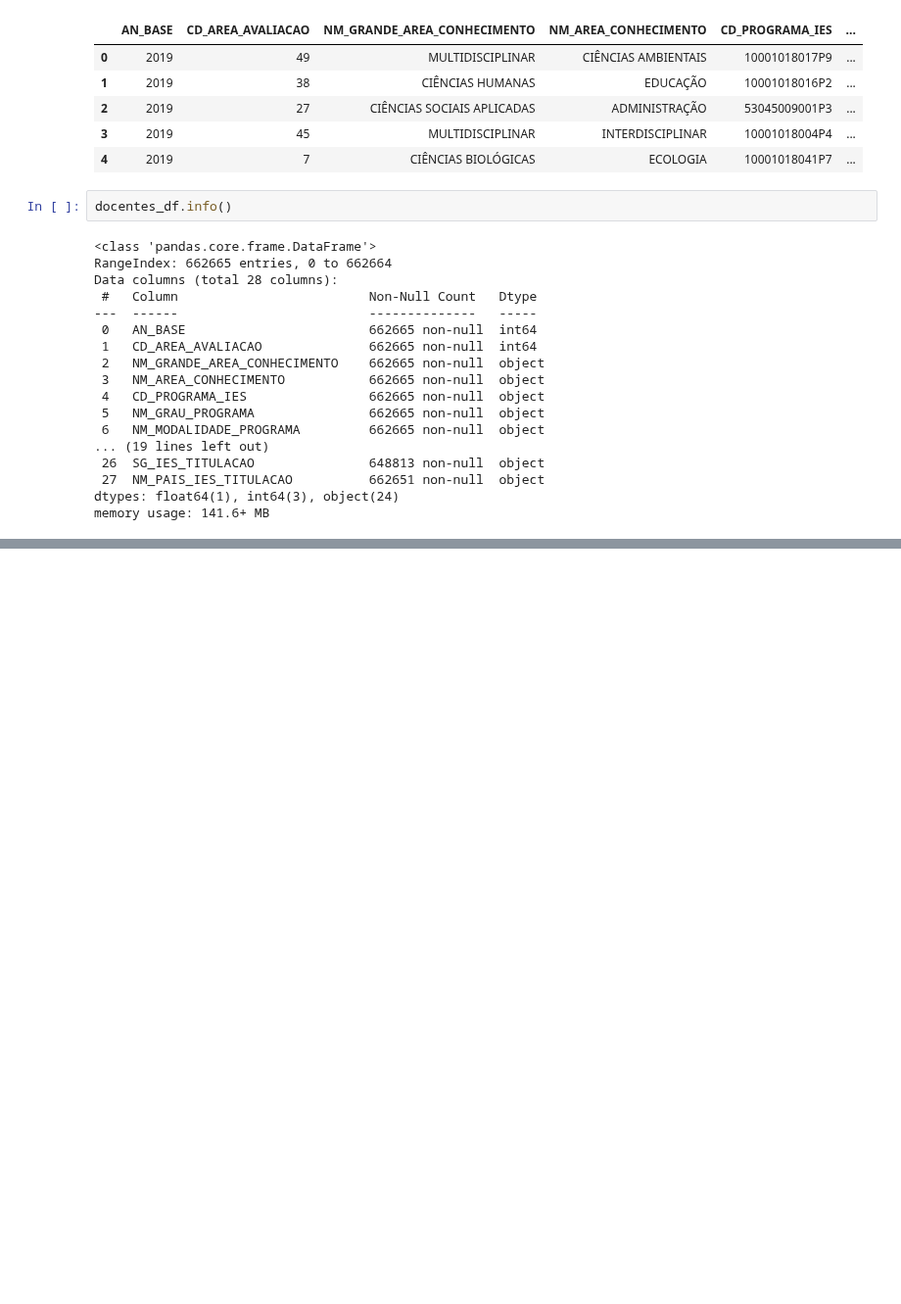
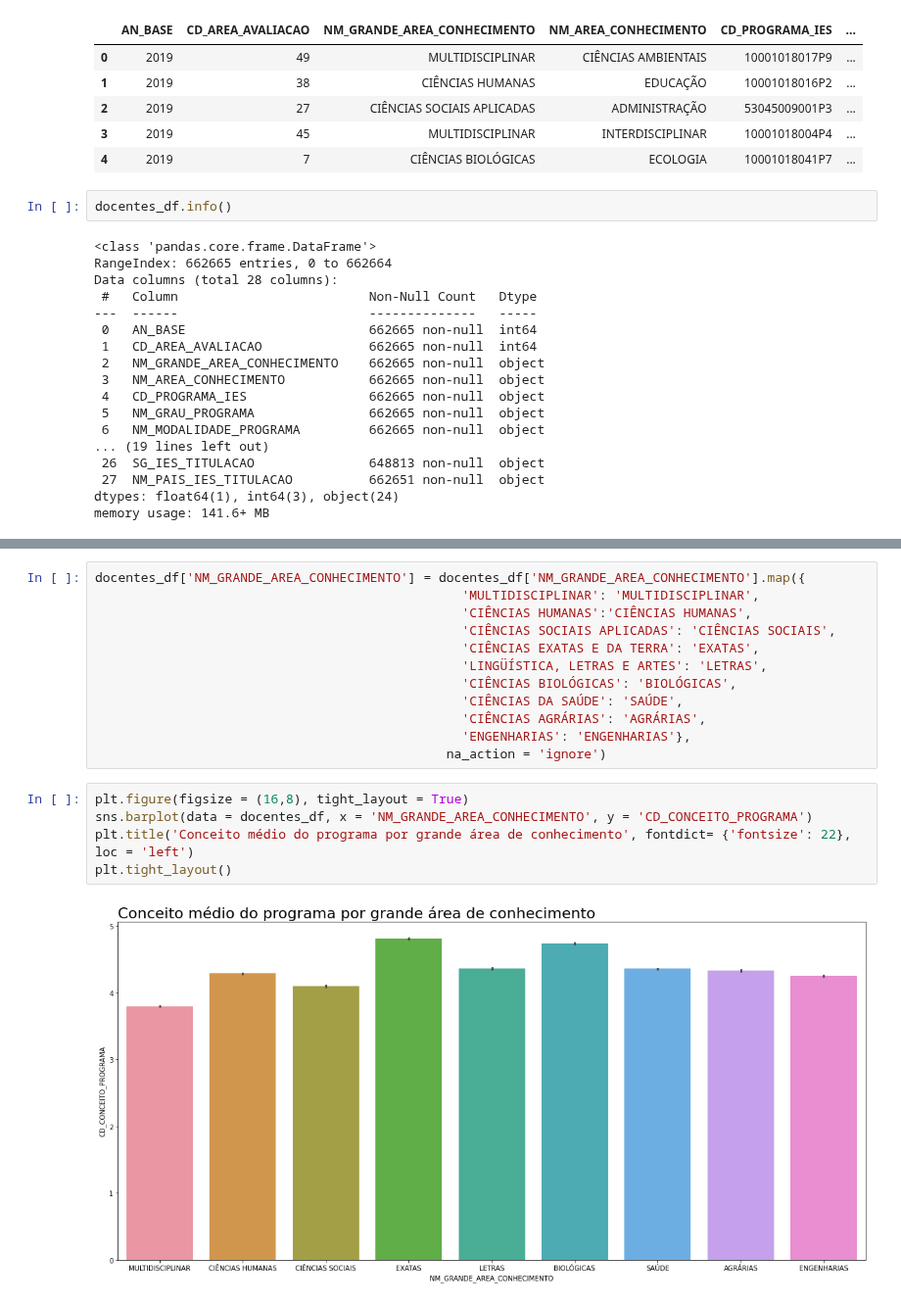
Before and after one commit to ieee-uerj/capes-data-analysis, a Jupyter notebook: visualization/Mauricio/docentes_analysis.ipynb, the cells around one changed output, grey strips where cells are left out. Shown at 98% size. Saved outputs shown, nothing was run; the diff lists cells and outputs as text; blank space fills up the shorter version.

```diff
--- a/visualization/Mauricio/docentes_analysis.ipynb
+++ b/visualization/Mauricio/docentes_analysis.ipynb
@@ -81,0 +141,19 @@ sns.countplot(data = docentes_df, x = 'AN_BASE')
+# %%
+docentes_df['NM_GRANDE_AREA_CONHECIMENTO'] = docentes_df['NM_GRANDE_AREA_CONHECIMENTO'].map({
+                                                'MULTIDISCIPLINAR': 'MULTIDISCIPLINAR',
+                                                'CIÊNCIAS HUMANAS':'CIÊNCIAS HUMANAS',
+                                                'CIÊNCIAS SOCIAIS APLICADAS': 'CIÊNCIAS SOCIAIS',
+                                                'CIÊNCIAS EXATAS E DA TERRA': 'EXATAS',
+                                                'LINGÜÍSTICA, LETRAS E ARTES': 'LETRAS',
+                                                'CIÊNCIAS BIOLÓGICAS': 'BIOLÓGICAS',
+                                                'CIÊNCIAS DA SAÚDE': 'SAÚDE',
+                                                'CIÊNCIAS AGRÁRIAS': 'AGRÁRIAS',
+                                                'ENGENHARIAS': 'ENGENHARIAS'},
+                                              na_action = 'ignore')
+# %%
+plt.figure(figsize = (16,8), tight_layout = True)
+sns.barplot(data = docentes_df, x = 'NM_GRANDE_AREA_CONHECIMENTO', y = 'CD_CONCEITO_PROGRAMA')
+plt.title('Conceito médio do programa por grande área de conhecimento', fontdict= {'fontsize': 22}, loc = 'left')
+plt.tight_layout()
+# %% [output]
+[figure, added]
```
Also changed, not shown: parts of 26 cells of this notebook.
